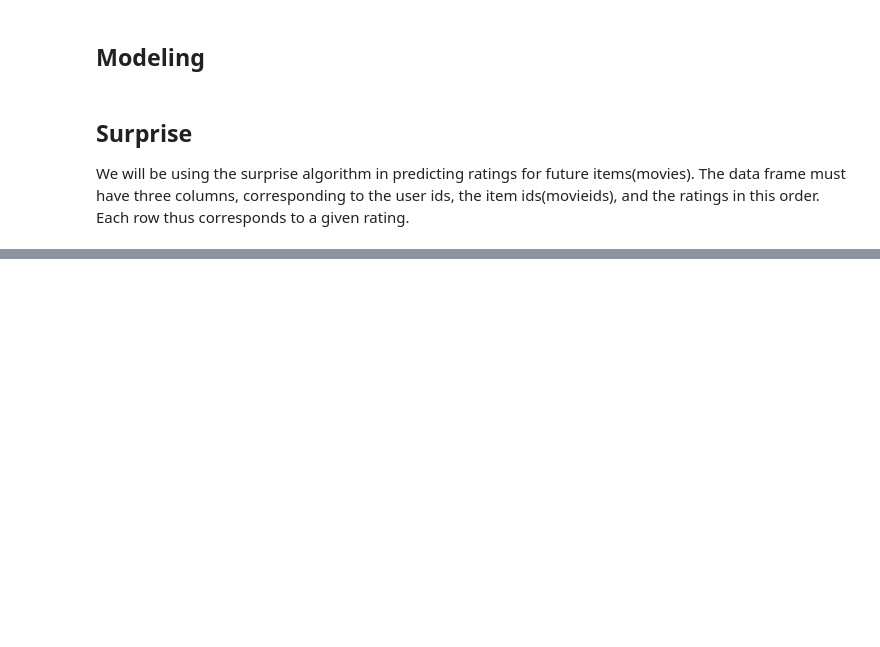
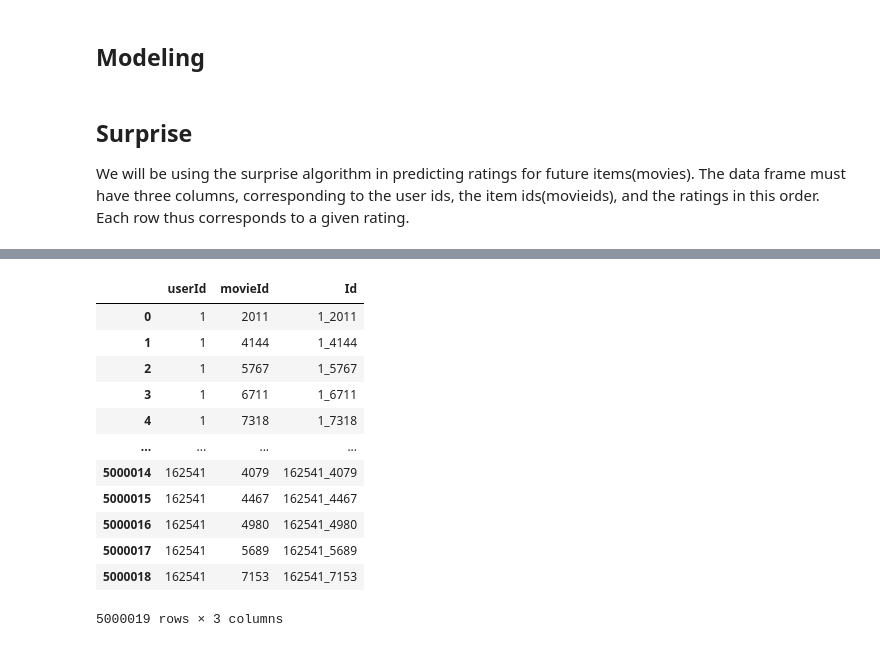
Before and after one commit to Team3-CPT-Avengers/unsupervised-predict-streamlit-template, a Jupyter notebook: Raphael_Notebook.ipynb, the cells around one changed output, grey strips where cells are left out. Cells and saved outputs as stored; diff of their text form; code cells hidden in the pictures; blank space fills up the shorter version.

```diff
--- a/Raphael_Notebook.ipynb
+++ b/Raphael_Notebook.ipynb
@@ -451,0 +412,16 @@ surprise?
+# %%
+test
+# %% [output]
+|  | userId | movieId | Id |
+| 0 | 1 | 2011 | 1_2011 |
+| 1 | 1 | 4144 | 1_4144 |
+| 2 | 1 | 5767 | 1_5767 |
+| 3 | 1 | 6711 | 1_6711 |
+| 4 | 1 | 7318 | 1_7318 |
+| ... | ... | ... | ... |
+| 5000014 | 162541 | 4079 | 162541_4079 |
+| 5000015 | 162541 | 4467 | 162541_4467 |
+| 5000016 | 162541 | 4980 | 162541_4980 |
+| 5000017 | 162541 | 5689 | 162541_5689 |
+| 5000018 | 162541 | 7153 | 162541_7153 |
+5000019 rows × 3 columns
```
Also changed, not shown: parts of 15 cells of this notebook.
